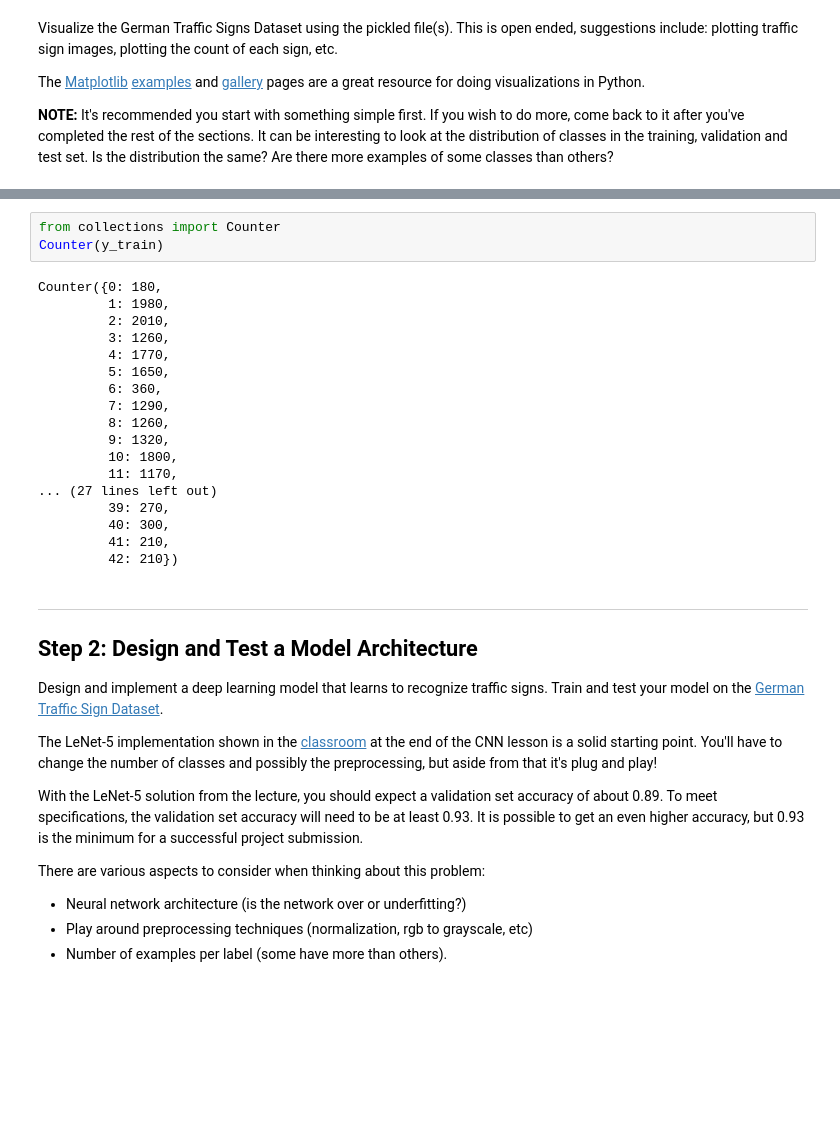
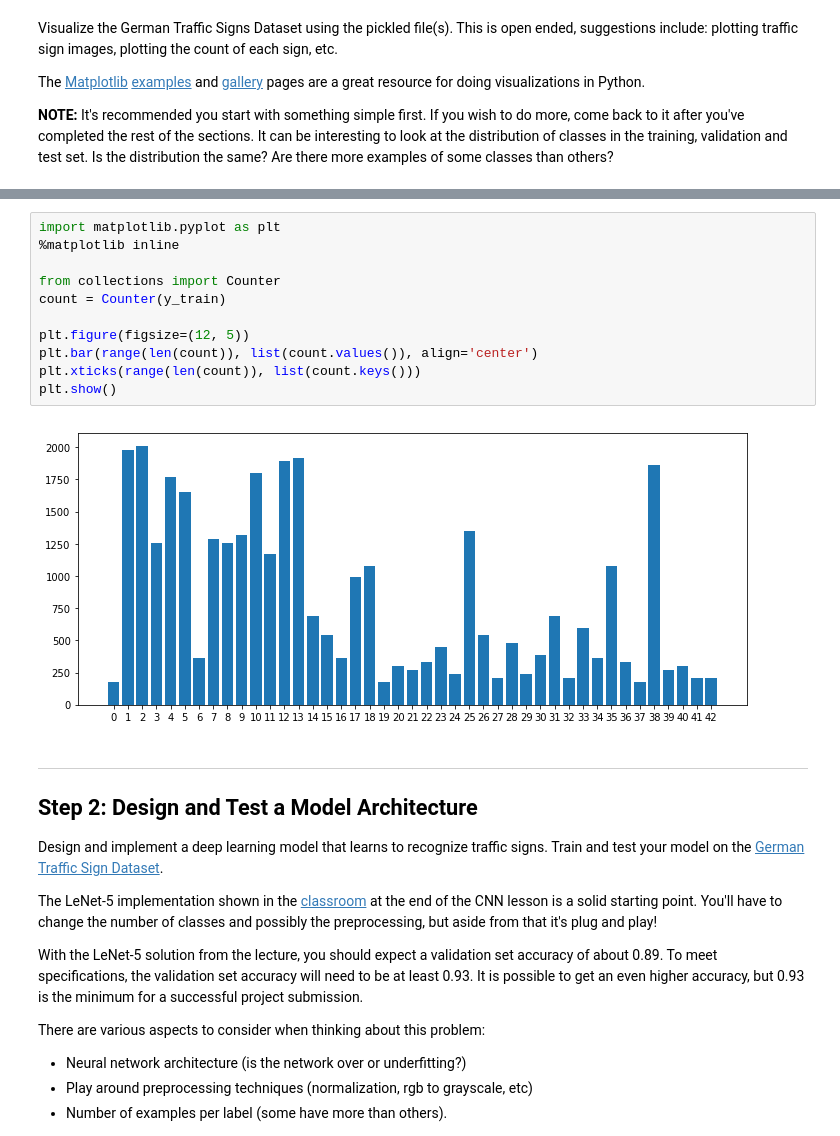
Before and after one commit to ionut-damian/udct_carnd_trafficsign, a Jupyter notebook: Traffic_Sign_Classifier.ipynb, the cells around one changed output, grey strips where cells are left out. Cells and saved outputs as stored; diff of their text form; blank space fills up the shorter version.

```diff
--- a/Traffic_Sign_Classifier.ipynb
+++ b/Traffic_Sign_Classifier.ipynb
@@ -118,24 +117,16 @@ print(y_train[index])
-# %%
-from collections import Counter
-Counter(y_train)
-# %% [output]
-Counter({0: 180,
-         1: 1980,
-         2: 2010,
-         3: 1260,
-         4: 1770,
-         5: 1650,
-         6: 360,
-         7: 1290,
-         8: 1260,
-         9: 1320,
-         10: 1800,
-         11: 1170,
-... (27 lines left out)
-         39: 270,
-         40: 300,
-         41: 210,
-         42: 210})
+# %%
+import matplotlib.pyplot as plt
+%matplotlib inline
+
+from collections import Counter
+count = Counter(y_train)
+
+plt.figure(figsize=(12, 5))
+plt.bar(range(len(count)), list(count.values()), align='center')
+plt.xticks(range(len(count)), list(count.keys()))
+plt.show()
+# %% [output]
+[figure, added]
 # %% [markdown]
 ----
 
```
Also changed, not shown: parts of 19 cells of this notebook, 6 other files.
